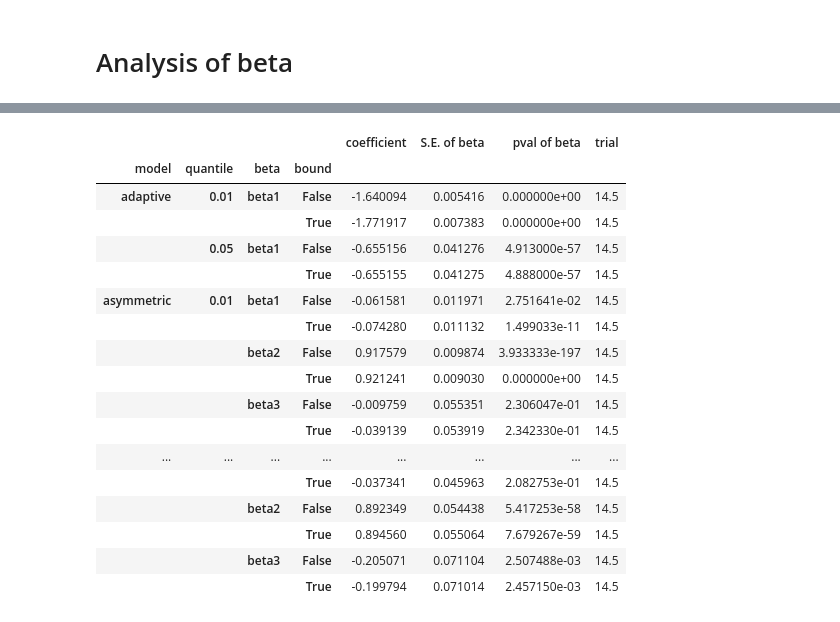
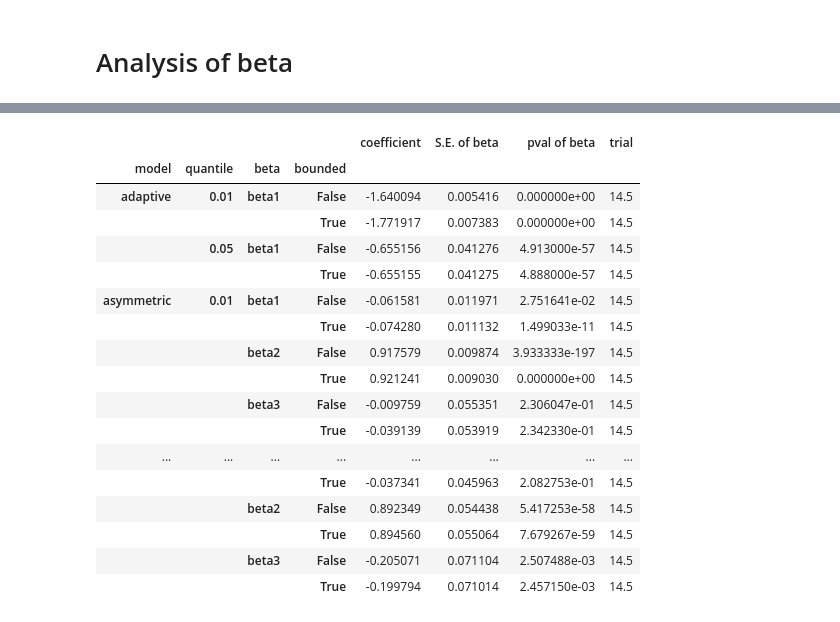
Before and after one commit to yatshunlee/CAViaR, a Jupyter notebook: notebook-experiment/random_seed_analysis_RQ_bounds.ipynb, the cells around one changed output, grey strips where cells are left out. Saved outputs shown, nothing was run; the diff lists cells and outputs as text; code cells hidden in the pictures.

```diff
--- a/notebook-experiment/random_seed_analysis_RQ_bounds.ipynb
+++ b/notebook-experiment/random_seed_analysis_RQ_bounds.ipynb
@@ -108,9 +108,9 @@ pd.DataFrame(stat_to_csv_df).T
 # Analysis of beta
 # %%
 beta_df1 = pd.read_csv('../result/experiment_bound/beta_RQ_best_start_no_bound.csv')
-beta_df1['bound'] = False
+beta_df1['bounded'] = False
 beta_df2 = pd.read_csv('../result/experiment_best_start/beta_RQ_best_start.csv')
-beta_df2['bound'] = True
+beta_df2['bounded'] = True
 beta_df = pd.concat([beta_df1, beta_df2])
 beta_df
 # %% [output]
@@ -172,11 +172,11 @@ beta4 0.0
 ... (4 outputs left out)
 # %%
 beta_df[beta_df['method']=='RQ'].groupby(
-    ['model','quantile','beta','bound']
+    ['model','quantile','beta','bounded']
 ).mean()
 # %% [output]
 |  |  |  |  | coefficient | S.E. of beta | pval of beta | trial |
-| model | quantile | beta | bound |  |  |  |  |
+| model | quantile | beta | bounded |  |  |  |  |
 | adaptive | 0.01 | beta1 | False | -1.640094 | 0.005416 | 0.000000e+00 | 14.5 |
 |  |  |  | True | -1.771917 | 0.007383 | 0.000000e+00 | 14.5 |
 |  | 0.05 | beta1 | False | -0.655156 | 0.041276 | 4.913000e-57 | 14.5 |
```
Also changed, not shown: parts of 5 cells of this notebook, 1 other file.
